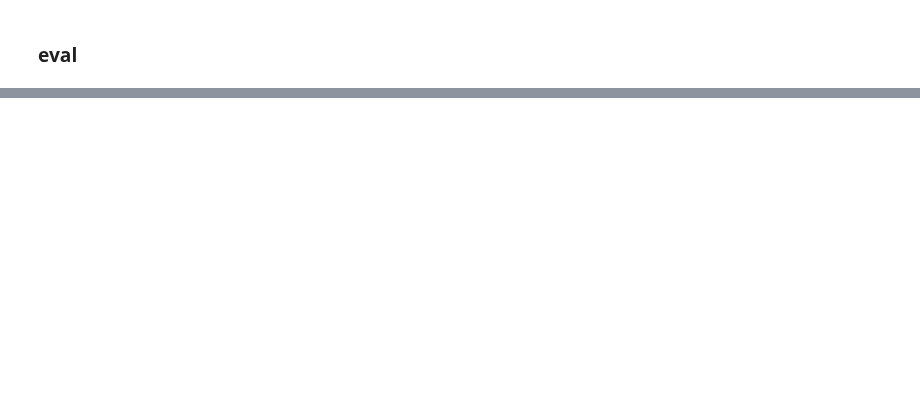
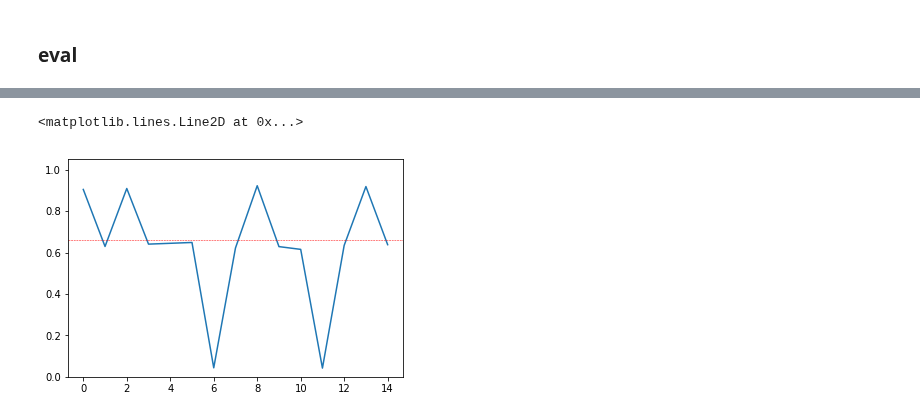
Before and after one commit to andrebeu/PM, a Jupyter notebook: pmtask.ipynb, the cells around one changed output, grey strips where cells are left out. Saved outputs shown, nothing was run; the diff lists cells and outputs as text; code cells hidden in the pictures; blank space fills up the shorter version.

Commit message:
nonfocal task implemented

```diff
--- a/pmtask.ipynb
+++ b/pmtask.ipynb
@@ -193,8 +234,9 @@ if arch=='purewm':
   net = Net(edim,stsize,outdim)
 elif arch=='wmem':
   net = Net_wmem(edim,stsize,outdim)
-task = NBackPMTask(nback,num_og_tokens,num_pm_trials)
+
+task = NBackPMTask(nback,num_og_tokens,num_pm_trials,edim_og,edim_pm,focal=True)
 
 # specify loss and optimizer
-lossop = tr.nn.CrossEntropyLoss(weight=tr.Tensor([1,1,1]))
+lossop = tr.nn.CrossEntropyLoss(weight=tr.Tensor([1,1]))
 optiop = tr.optim.Adam(net.parameters(), lr=0.005)
@@ -215,29 +244,25 @@ Net_wmem(
 ### train
 # %%
 thresh = .99
-nepochs = 1000
+nepochs = 1
 L = -np.ones([nepochs])
 A = -np.ones([nepochs])
 E = -np.ones([nepochs])
 
-
-
 acc = 0
 nembeds = 0
-Emat = tr.randn(num_og_tokens+1,edim)
 for ep in range(nepochs):
   if ep%(nepochs/5)==0:
     print(ep/nepochs)
   optiop.zero_grad()
   # randomize emat
   if acc>thresh:
-#     Emat = tr.randn(num_og_tokens+1,edim)
-    Emat = tr.FloatTensor(num_og_tokens+1,edim).uniform_(0,1)
+    task.sample_emat()
     nembeds+=1
   # generate data
-  x_int,ytarget = task.gen_seq(seqlen)
-  ytarget = tr.LongTensor(ytarget).unsqueeze(1)
-  x_embeds = Emat[x_int].unsqueeze(1)
+  x_seq,y_seq = task.gen_seq(seqlen)
+  x_embeds,ytarget = task.embed_seq(x_seq,y_seq)
+  print(x_embeds.shape,ytarget.shape)
   # forward prop
   yhat = net(x_embeds)
   # collect loss through time
@@ -262,2 +285,20 @@ for ep in range(nepochs):
 # %% [markdown]
 ### eval
+# %%
+seqlen = 15
+neps = 1500
+score = -np.ones([neps,seqlen])
+
+for ep in range(neps):
+  # embedding matrix
+  Emat = tr.FloatTensor(num_og_tokens+1,edim).uniform_(0,1)
+  # generate data
+  x_int,ytarget = task.gen_seq(seqlen,pm_trial_position=[5,9])
+  ytarget = tr.LongTensor(ytarget).unsqueeze(1)
+  # embed inputs
+  x_embeds = Emat[x_int]
+  x_embeds = x_embeds.unsqueeze(1)
+  # forward prop
+  yhat = net(x_embeds)
+  ep_score = (ytarget == tr.softmax(yhat,-1).argmax(-1)).float().squeeze()
+  score[ep] = ep_score
@@ -263,0 +314,7 @@ for ep in range(nepochs):
+# %%
+plt.plot(score.mean(0))
+plt.ylim(0,1.05)
+plt.axhline(.66,c='r',lw=.5,ls='--')
+# %% [output]
+<matplotlib.lines.Line2D at 0x...>
+[figure, added]
```
Also changed, not shown: parts of 13 cells of this notebook, 5 other files.
